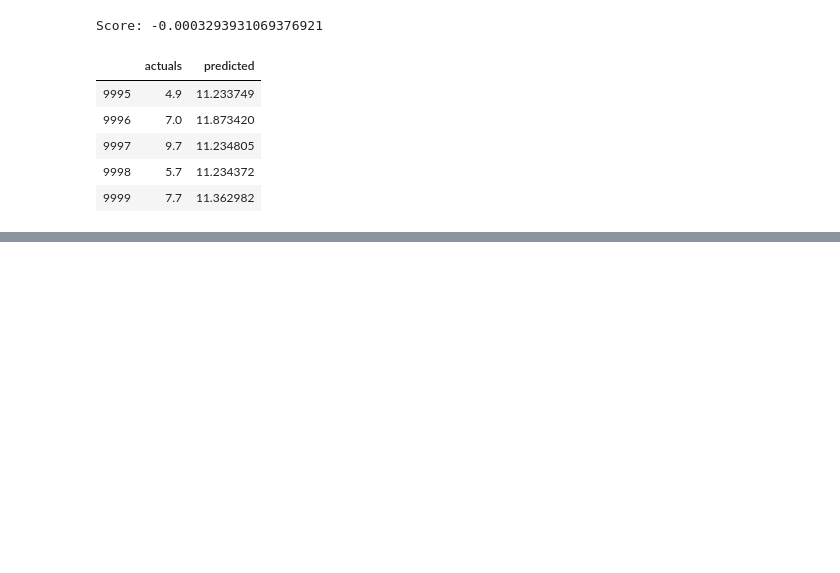
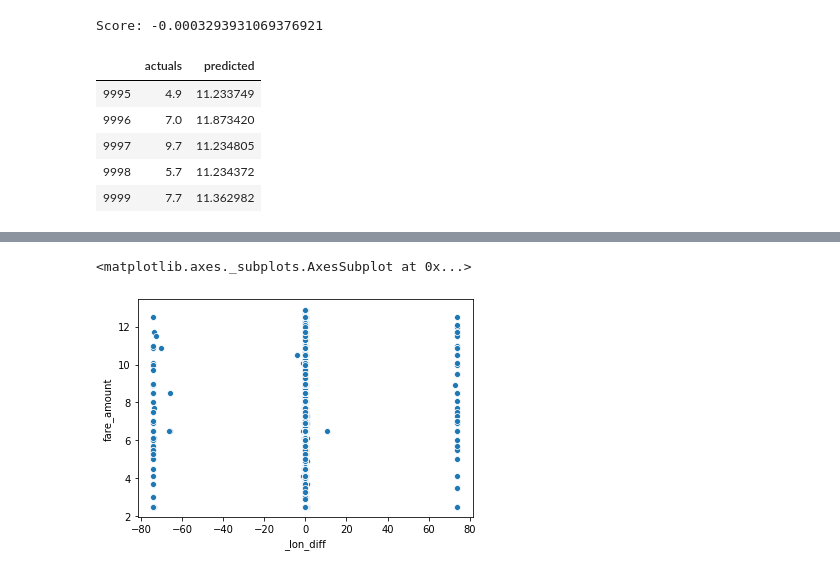
Before and after one commit to securetorobert/MEST, a Jupyter notebook: Scratchbook.ipynb, the cells around one changed output, grey strips where cells are left out. Cells and saved outputs as stored; diff of their text form; code cells hidden in the pictures; blank space fills up the shorter version.

```diff
--- a/Scratchbook.ipynb
+++ b/Scratchbook.ipynb
@@ -106,0 +296,5 @@ _c.tail()
+# %%
+sns.scatterplot(x='_lon_diff', y='fare_amount', data=new_df)
+# %% [output]
+<matplotlib.axes._subplots.AxesSubplot at 0x...>
+[figure, added]
```
Also changed, not shown: parts of 53 cells of this notebook.
